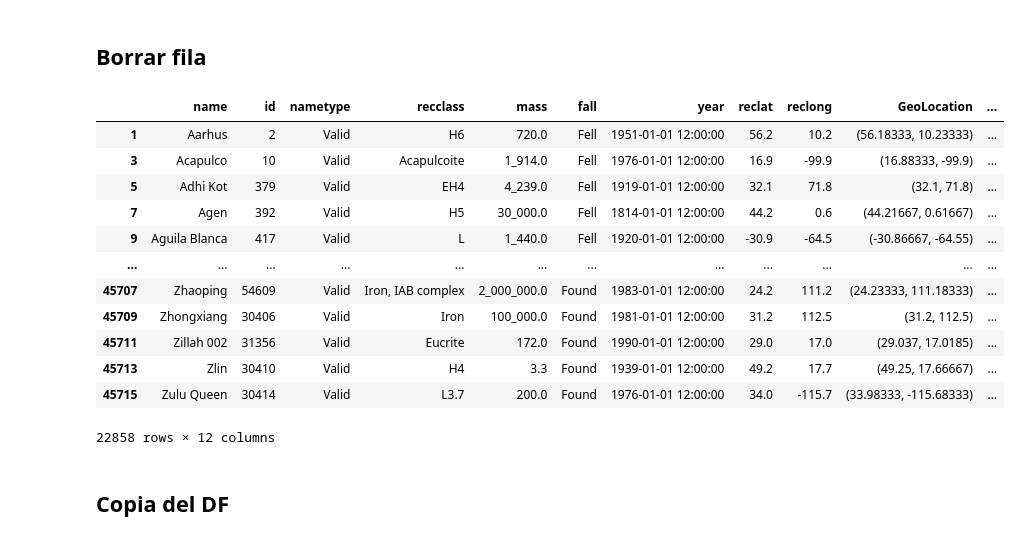
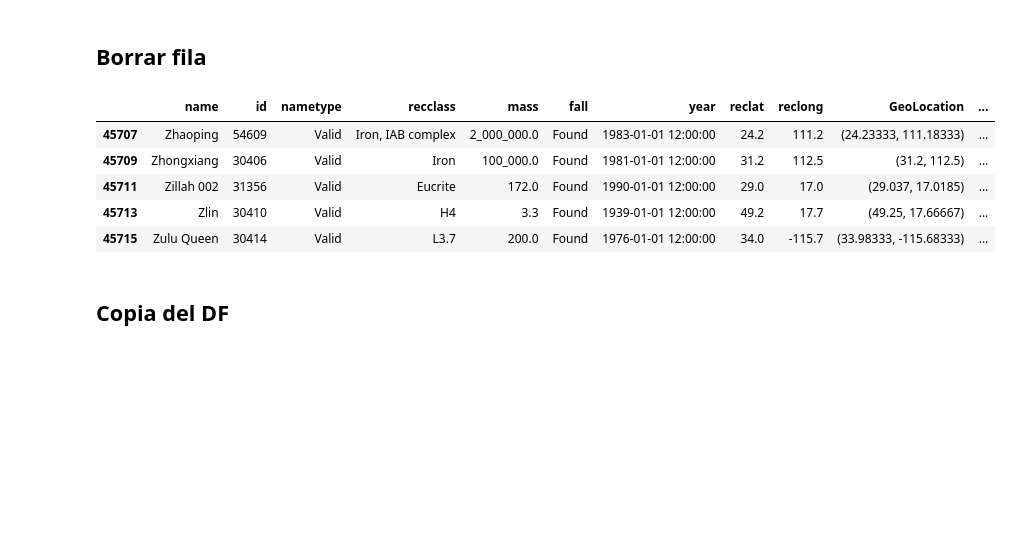
Before and after one commit to calderon9505/DataScience_Platzi, a Jupyter notebook: 01_Python/Pandas/03_Preprocessing.ipynb, the cells around one changed output. Saved outputs shown, nothing was run; the diff lists cells and outputs as text; code cells hidden in the pictures; blank space fills up the shorter version.

```diff
--- a/01_Python/Pandas/03_Preprocessing.ipynb
+++ b/01_Python/Pandas/03_Preprocessing.ipynb
@@ -309,22 +278,14 @@ df_meteorites.head(1)
 # %%
 # df_meteorites.drop([0,2,4,6]).head(5)
 # df_meteorites.drop(index=[0,2,4,6]).head(5)
-# df_meteorites.drop([i for i in range(0, len(df_meteorites.index), 2)]).tail(5)
-df_meteorites.drop([i for i in range(0, len(df_meteorites.index), 2)])
+df_meteorites.drop([i for i in range(0, len(df_meteorites.index), 2)]).tail(5)
 # %% [output]
 |  | name | id | nametype | recclass | mass | fall | year | reclat | reclong | GeoLocation | ... |
-| 1 | Aarhus | 2 | Valid | H6 | 720.0 | Fell | 1951-01-01 12:00:00 | 56.2 | 10.2 | (56.18333, 10.23333) | ... |
-| 3 | Acapulco | 10 | Valid | Acapulcoite | 1_914.0 | Fell | 1976-01-01 12:00:00 | 16.9 | -99.9 | (16.88333, -99.9) | ... |
-| 5 | Adhi Kot | 379 | Valid | EH4 | 4_239.0 | Fell | 1919-01-01 12:00:00 | 32.1 | 71.8 | (32.1, 71.8) | ... |
-| 7 | Agen | 392 | Valid | H5 | 30_000.0 | Fell | 1814-01-01 12:00:00 | 44.2 | 0.6 | (44.21667, 0.61667) | ... |
-| 9 | Aguila Blanca | 417 | Valid | L | 1_440.0 | Fell | 1920-01-01 12:00:00 | -30.9 | -64.5 | (-30.86667, -64.55) | ... |
-| ... | ... | ... | ... | ... | ... | ... | ... | ... | ... | ... | ... |
 | 45707 | Zhaoping | 54609 | Valid | Iron, IAB complex | 2_000_000.0 | Found | 1983-01-01 12:00:00 | 24.2 | 111.2 | (24.23333, 111.18333) | ... |
 | 45709 | Zhongxiang | 30406 | Valid | Iron | 100_000.0 | Found | 1981-01-01 12:00:00 | 31.2 | 112.5 | (31.2, 112.5) | ... |
 | 45711 | Zillah 002 | 31356 | Valid | Eucrite | 172.0 | Found | 1990-01-01 12:00:00 | 29.0 | 17.0 | (29.037, 17.0185) | ... |
 | 45713 | Zlin | 30410 | Valid | H4 | 3.3 | Found | 1939-01-01 12:00:00 | 49.2 | 17.7 | (49.25, 17.66667) | ... |
 | 45715 | Zulu Queen | 30414 | Valid | L3.7 | 200.0 | Found | 1976-01-01 12:00:00 | 34.0 | -115.7 | (33.98333, -115.68333) | ... |
-22858 rows × 12 columns
 # %% [markdown]
 ## Copia del DF
 # %%
```
Also changed, not shown: parts of 20 cells of this notebook, 6 other files.
